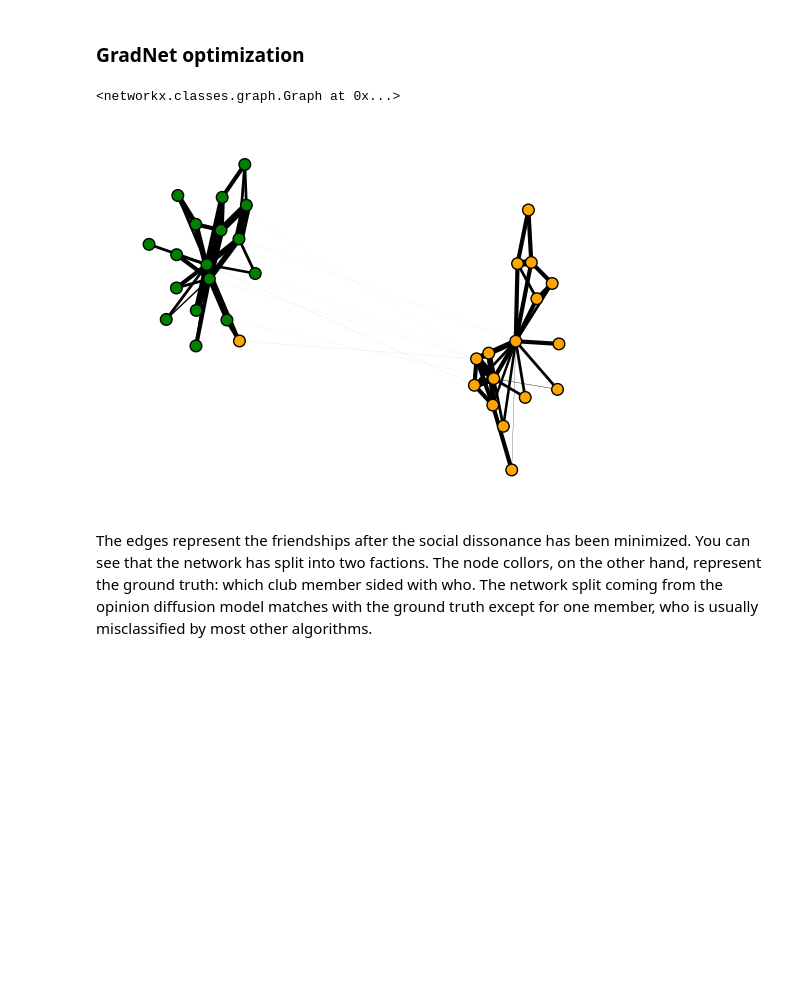
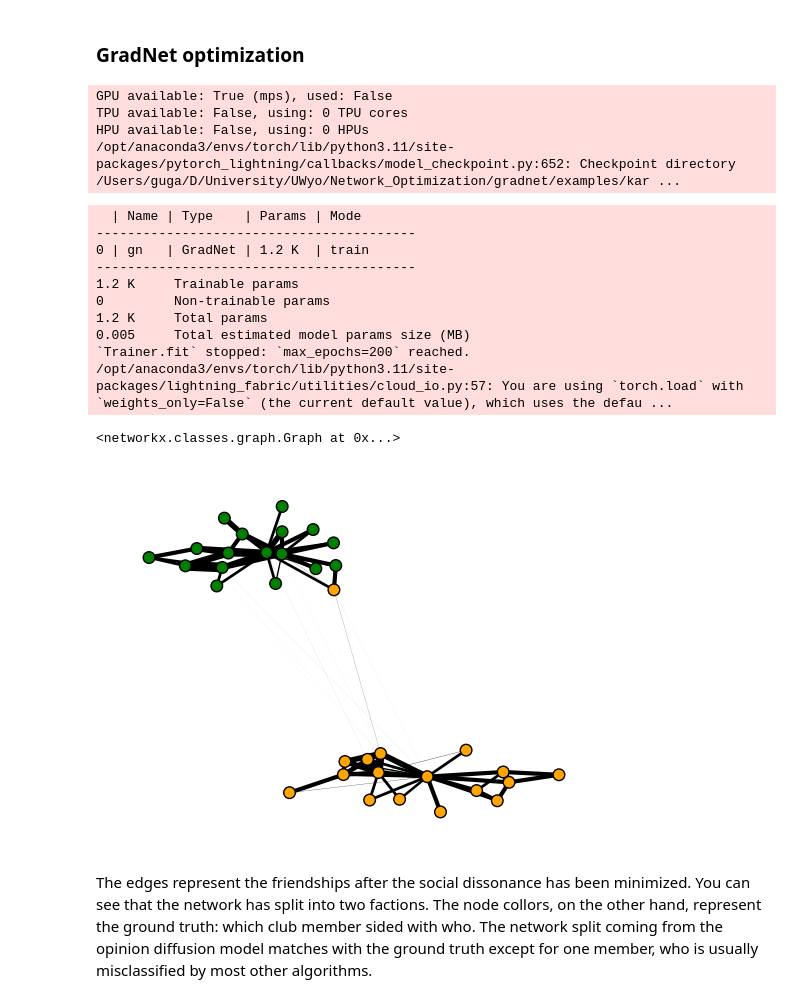
Before and after one commit to mikaberidze/gradnet, a Jupyter notebook: examples/3_karate_club.ipynb, the cells around one changed output. Drawn from its saved outputs; the diff is of its cells as text; code cells hidden in the pictures; blank space fills up the shorter version.

```diff
--- a/examples/3_karate_club.ipynb
+++ b/examples/3_karate_club.ipynb
@@ -44,36 +43,53 @@ gn = GradNet(num_nodes=N, adj0=adj0, mask = mask, delta_sign="nonpositive", fina
 
 def do_dt(t, o, A):
     '''Diffusion of opinions with fixed opinion leaders '''
     L = torch.diag(A.sum(dim=1)) - A
     do = - L@o
     do[0] = 0
     do[-1] = 0
     return do
 
 def dissonans(adj, o):
     o_dif = (o.unsqueeze(-1)-o.unsqueeze(-2))**2
     return (adj*o_dif).sum()/adj.sum()
 
 def loss_fn(gn, relaxation_time=10):
     adj = gn()
 
     tt = torch.linspace(0, relaxation_time, 50)  # time grid to evaluate the numerical solutions
     o0 = torch.zeros(N)  # set the initial opinions to 0
     o0[0] = 1  # administrator
     o0[-1] = -1  # instructor
 
     tt, oo = integrate_ode(adj, f=do_dt, x0=o0, tt=tt)  # integrate the ODE
     o = oo[-1]
 
     return dissonans(adj, o), {"used_b": gn.get_delta_adj().sum().item()}  #compute dissonance
 
-fit(gn=gn, loss_fn=loss_fn, num_updates=200, optim_kwargs={"lr": 0.01}, accelerator="cpu")
+_, best_ckpt  = fit(gn=gn, loss_fn=loss_fn, num_updates=200, optim_kwargs={"lr": 0.01},
+                    accelerator="cpu", enable_checkpointing=True,
+                    checkpoint_dir="./karate_club_checkpoints");
 
+gn_best = GradNet.from_checkpoint(best_ckpt)
 # Color nodes based on the club they joined after the split
 col = ['orange' if karate_net.nodes[nd]['club']== 'Mr. Hi' else 'green' for nd in range(N)]
-plot_graph(gn, node_size=70, draw_kwargs={"node_color": col})
+plot_graph(gn_best, node_size=70, draw_kwargs={"node_color": col})
 # %% [output]
-<networkx.classes.graph.Graph at 0x...>
+GPU available: True (mps), used: False
+TPU available: False, using: 0 TPU cores
+HPU available: False, using: 0 HPUs
+/opt/anaconda3/envs/torch/lib/python3.11/site-packages/pytorch_lightning/callbacks/model_checkpoint.py:652: Checkpoint directory /Users/guga/D/University/UWyo/Network_Optimization/gradnet/examples/kar ...
+  | Name | Type    | Params | Mode
+-----------------------------------------
+0 | gn   | GradNet | 1.2 K  | train
+-----------------------------------------
+1.2 K     Trainable params
+0         Non-trainable params
+1.2 K     Total params
+0.005     Total estimated model params size (MB)
+`Trainer.fit` stopped: `max_epochs=200` reached.
+/opt/anaconda3/envs/torch/lib/python3.11/site-packages/lightning_fabric/utilities/cloud_io.py:57: You are using `torch.load` with `weights_only=False` (the current default value), which uses the defau ...
+<networkx.classes.graph.Graph at 0x...>
-[figure, old version]
+[figure, new version]
 # %% [markdown]
 The edges represent the friendships after the social dissonance has been minimized. You can see that the network has split into two factions. The node collors, on the other hand, represent the ground truth: which club member sided with who. The network split coming from the opinion diffusion model matches with the ground truth except for one member, who is usually misclassified by most other algorithms.
```
Also changed, not shown: parts of 1 cell of this notebook, 5 other files.
